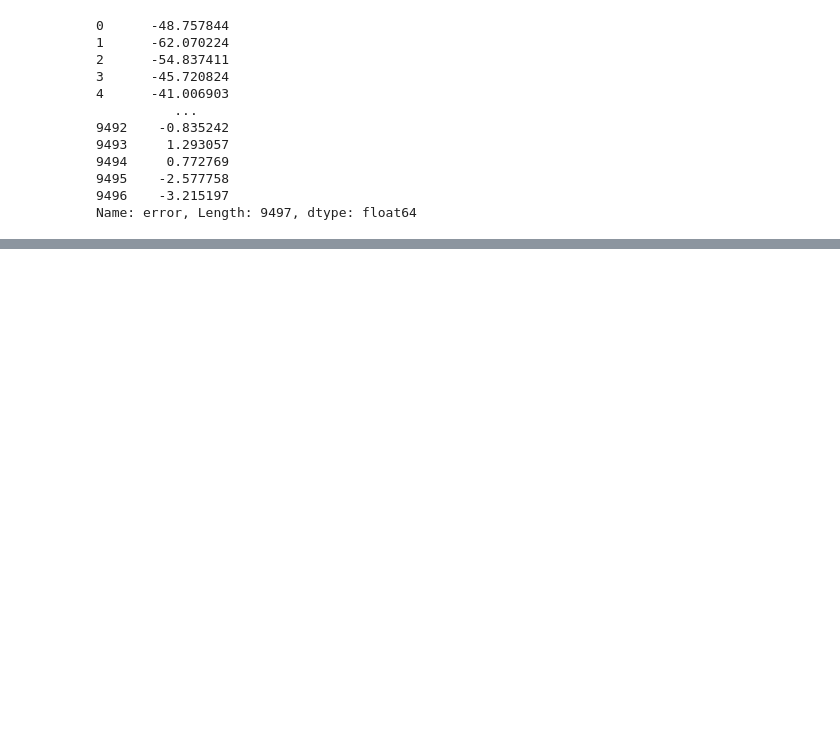
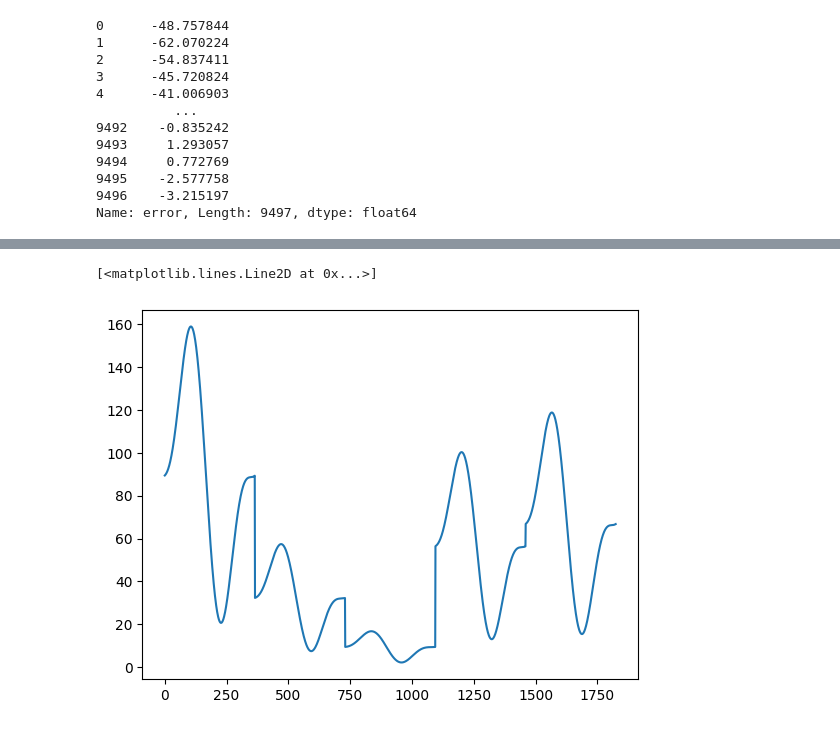
Before and after one commit to danilomcmaster/GSLModel, a Jupyter notebook: inflow.ipynb, the cells around one changed output, grey strips where cells are left out. Cells and saved outputs as stored; diff of their text form; code cells hidden in the pictures; blank space fills up the shorter version.

```diff
--- a/inflow.ipynb
+++ b/inflow.ipynb
@@ -384,0 +420,12 @@ np.mean(day_adj_vars)
+# %%
+a = 2.1825133333885867
+b = 0.025838829394326426
+def simulate(num_years):
+    draws = stats.gamma.rvs(a, scale=1/b, size=num_years)
+    stretches = np.ravel(np.array([[draw]*365 for draw in draws]))
+    return seasonal_two_harmonics(np.array(list(range(365))*num_years), *params)*stretches
+num_years = 5
+plt.plot(np.arange(365*num_years), simulate(num_years))
+# %% [output]
+[<matplotlib.lines.Line2D at 0x...>]
+[figure, added]
```
Also changed, not shown: parts of 8 cells of this notebook.
